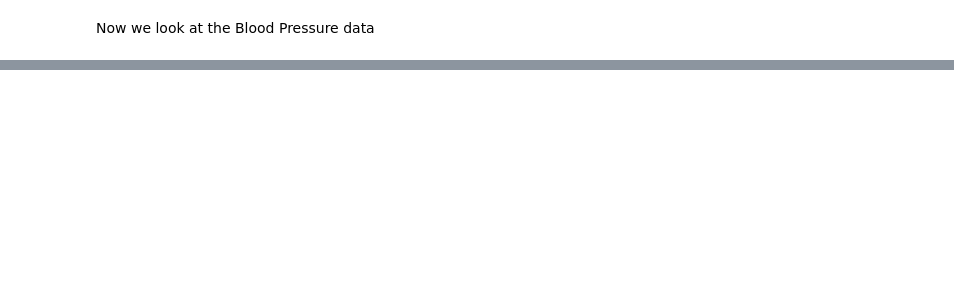
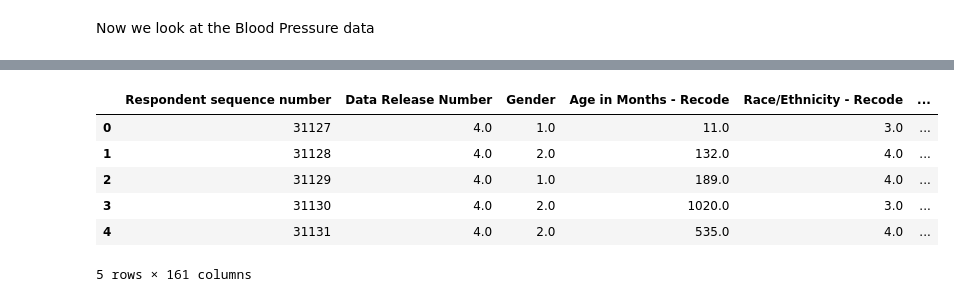
Before and after one commit to kkrusere/NHANES-Data-Visualization-Dashboard-on-Health-Disparities-and-Inequities, a Jupyter notebook: NHANES_data_collection_and_EDA.ipynb, the cells around one changed output, grey strips where cells are left out. Drawn from its saved outputs; the diff is of its cells as text; code cells hidden in the pictures; blank space fills up the shorter version.

```diff
--- a/NHANES_data_collection_and_EDA.ipynb
+++ b/NHANES_data_collection_and_EDA.ipynb
@@ -372,9 +392,11 @@ We are in year: 1999-2000 for doc DEMO
 # %% [markdown]
 **Questionnaire**
 # %%
+category_and_column_names = dict()
 data_category_list = list(variable_documentation_dict.keys())
 for i in range(1, len(data_category_list)):
   data_category_name = data_category_list[i]
   column_names = variable_documentation_dict[data_category_name][0]
   df = questionnaire_var_df[questionnaire_var_df["Data File Description"] == data_category_name]
+  category_and_column_names[data_category_name] = column_names
   get_data_files(data_category_name, create_dict_cycle_and_file_name(df), COLUMN_NAMES= column_names)
@@ -410,8 +452,9 @@ missing_var_dict = {'DMDFMSIZ' : "Total number of people in the Family",
 #we update the missing_var_dict to the demo_vardict
 variable_documentation_dict[demo][1].update(missing_var_dict)
 #we are going to remove the below entry from the dictionary
-#'SDMVPSU': 'Masked Variance Pseudo-PSU',
-variable_documentation_dict[demo][1].pop('SDMVPSU', None)
+#['SIALANG', 'SIAPROXY', 'SIAINTRP', 'FIALANG', 'FIAPROXY', 'FIAINTRP', 'MIALANG', 'MIAPROXY', 'MIAINTRP']
+for element in ['SDMVPSU','SIALANG', 'SIAPROXY', 'SIAINTRP', 'FIALANG', 'FIAPROXY', 'FIAINTRP', 'MIALANG', 'MIAPROXY', 'MIAINTRP']:
+  variable_documentation_dict[demo][1].pop(element, None)
 demo_var_dict = variable_documentation_dict[demo][1]
 
 demo_var_dict
@@ -530,4 +793,2 @@ for name in merged_df.columns:
-# %%
-merged_df = pd.read_csv("merged_data.csv")
 # %%
 merged_df.head()
@@ -571 +877,11 @@ variable_documentation_dict['Demography'][3]["RIAGENDR"]
+# %%
+merged_df.head()
+# %% [output]
+|  | Respondent sequence number | Data Release Number | Gender | Age in Months - Recode | Race/Ethnicity - Recode | ... |
+| 0 | 31127 | 4.0 | 1.0 | 11.0 | 3.0 | ... |
+| 1 | 31128 | 4.0 | 2.0 | 132.0 | 4.0 | ... |
+| 2 | 31129 | 4.0 | 1.0 | 189.0 | 4.0 | ... |
+| 3 | 31130 | 4.0 | 2.0 | 1020.0 | 3.0 | ... |
+| 4 | 31131 | 4.0 | 2.0 | 535.0 | 4.0 | ... |
+5 rows × 161 columns
 # %%
```
Also changed, not shown: parts of 64 cells of this notebook.
